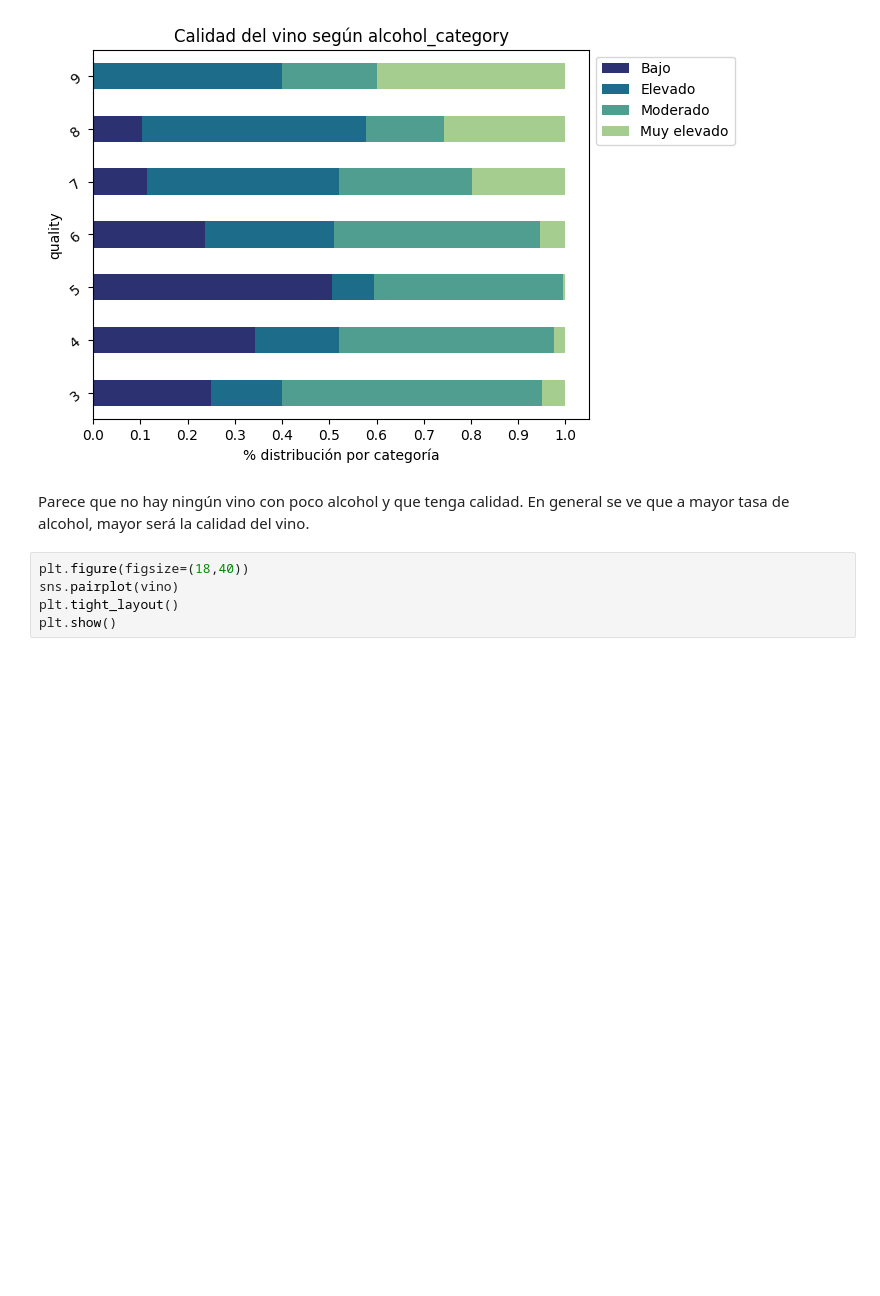
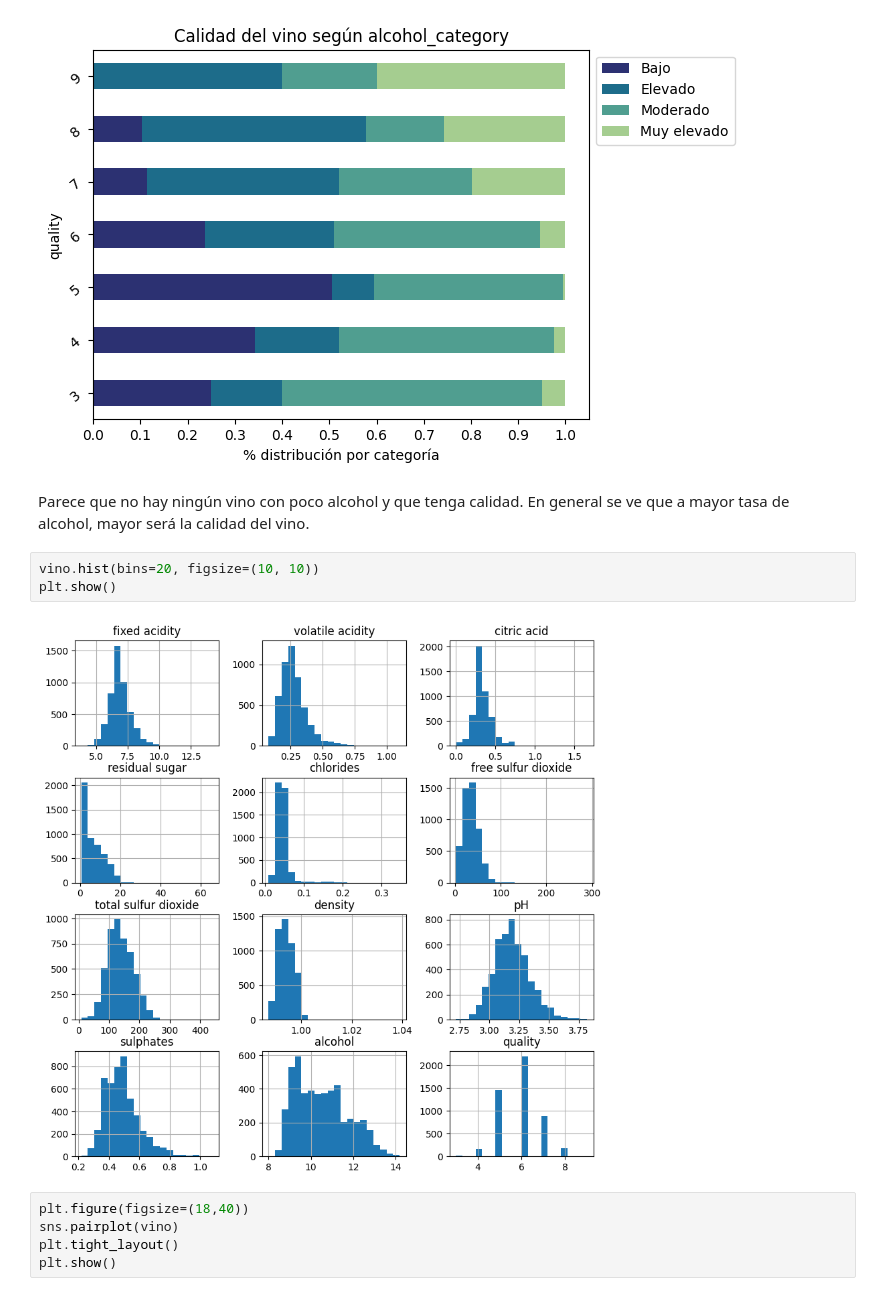
Before and after one commit to Vihelmet/Analisis_calidad_vino_blanco_ML, a Jupyter notebook: notebooks/01_EDA.ipynb, the cells around one changed output. Cells and saved outputs as stored; diff of their text form; blank space fills up the shorter version.

```diff
--- a/notebooks/01_EDA.ipynb
+++ b/notebooks/01_EDA.ipynb
@@ -127,6 +127,11 @@ plt.show()
 [figure]
 # %% [markdown]
 Parece que no hay ningún vino con poco alcohol y que tenga calidad. En general se ve que a mayor tasa de alcohol, mayor será la calidad del vino.
+# %%
+vino.hist(bins=20, figsize=(10, 10))
+plt.show()
+# %% [output]
+[figure, added]
 # %%
 plt.figure(figsize=(18,40))
 sns.pairplot(vino)
```
Also changed, not shown: 5 other files.
